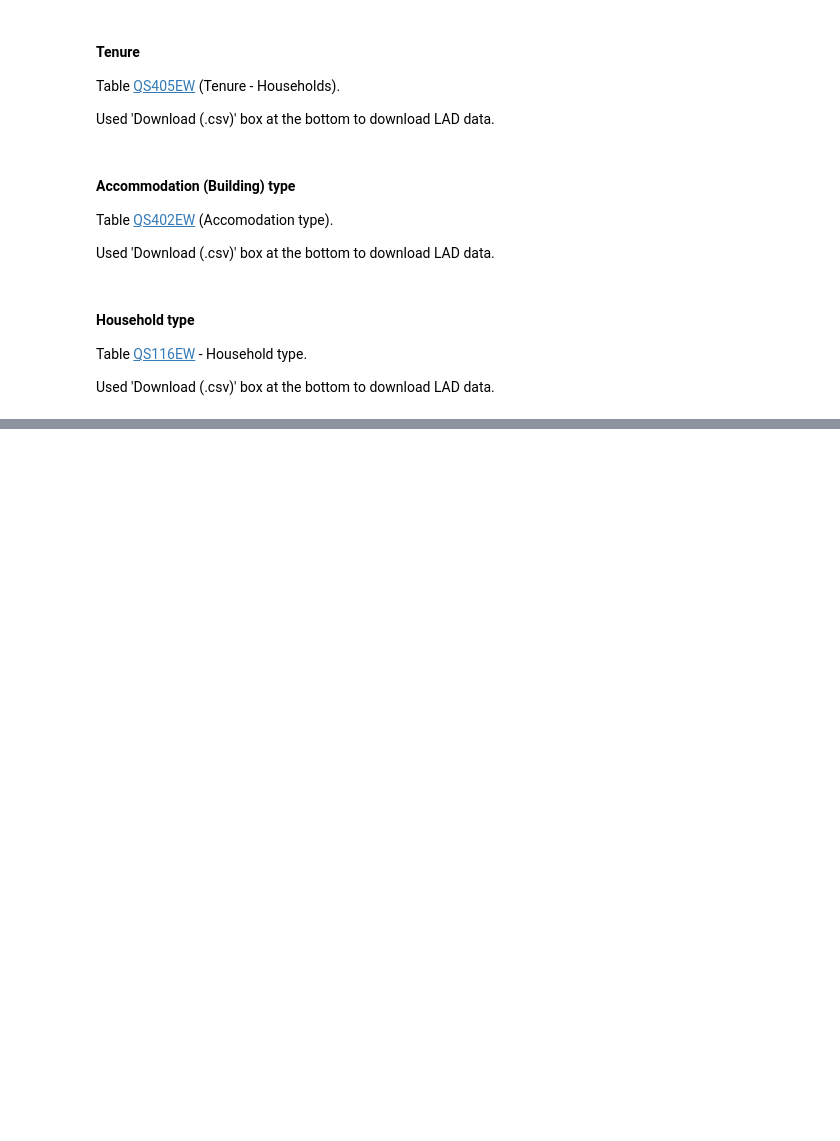
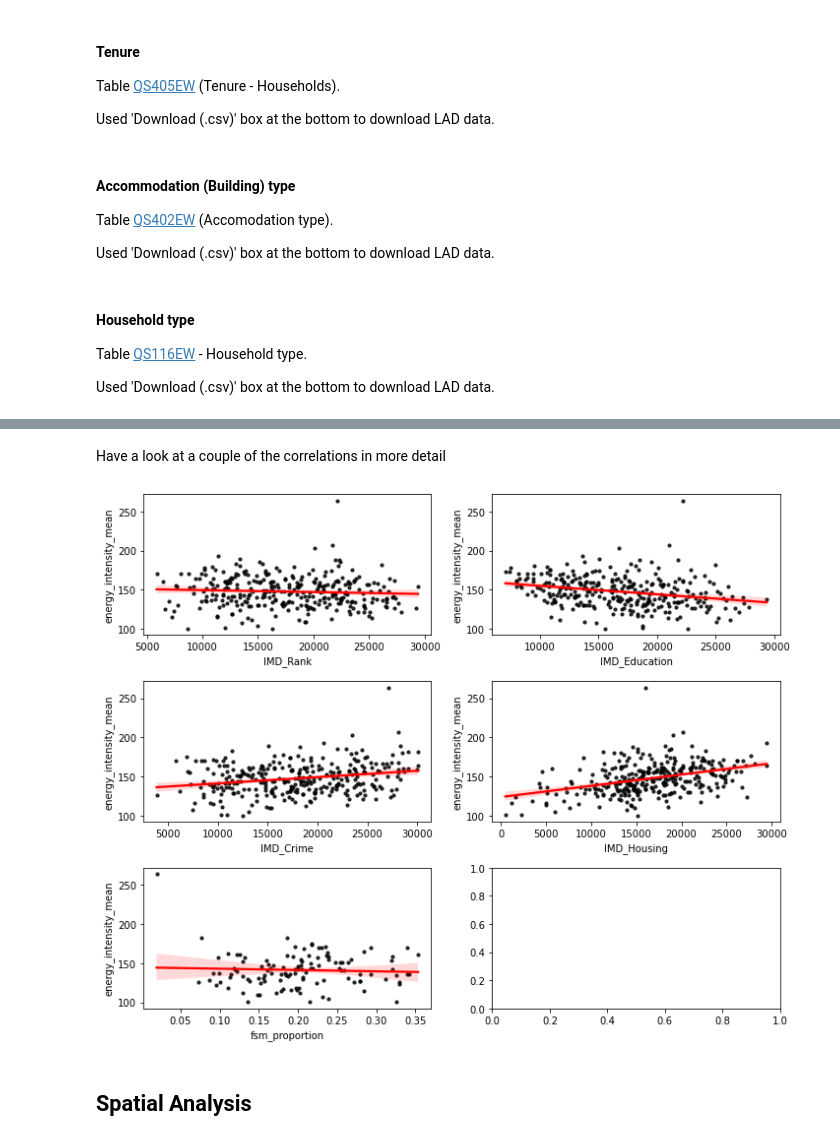
Before and after one commit to anetobradley/energy_flex, a Jupyter notebook: 02-EnergyModel/Energy_Intensity_Analysis/energy_intensity_analysis.ipynb, the cells around one changed output, grey strips where cells are left out. Saved outputs shown, nothing was run; the diff lists cells and outputs as text; code cells hidden in the pictures; blank space fills up the shorter version.

```diff
--- a/02-EnergyModel/Energy_Intensity_Analysis/energy_intensity_analysis.ipynb
+++ b/02-EnergyModel/Energy_Intensity_Analysis/energy_intensity_analysis.ipynb
@@ -152,0 +238,22 @@ building_type_lad = pd.read_csv(os.path.join("data", "census", "household-type-l
+# %% [markdown]
+Have a look at a couple of the correlations in more detail
+# %%
+fig, axes = plt.subplots(3,2, figsize=(10,8))
+cols = ['IMD_Rank', 'IMD_Education', 'IMD_Crime', 'IMD_Housing', 'fsm_proportion']
+yvar = 'energy_intensity_mean'
+for ax, col in zip(axes.reshape(-1), cols):
+    #ax.scatter(x=col, y=yvar, data=energy_intensity, label=col)
+    #ax.set_ylim(0, max(energy_intensity.energy_intensity_mean))
+    #ax.set_xlim(0, max(energy_intensity[col]))
+    #ax.set_xlabel(col)
+    #ax.set_ylabel(yvar)
+    sns.regplot(x=energy_intensity[col], y=energy_intensity[yvar], label=col, ax=ax,
+               scatter_kws={'color':'black', 's':10},
+               line_kws={'color':'red'}
+               )
+fig.tight_layout()
+del col, cols
+# %% [output]
+[figure, added]
+# %% [markdown]
+## Spatial Analysis
```
Also changed, not shown: parts of 22 cells of this notebook, 6 other files.
